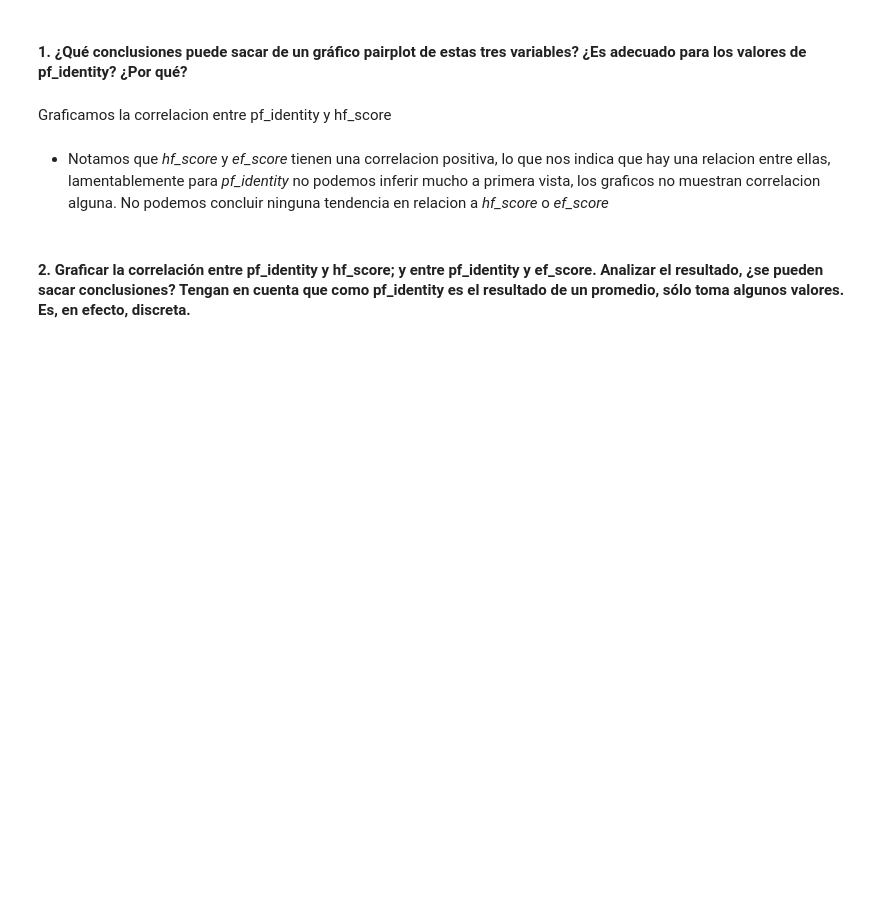
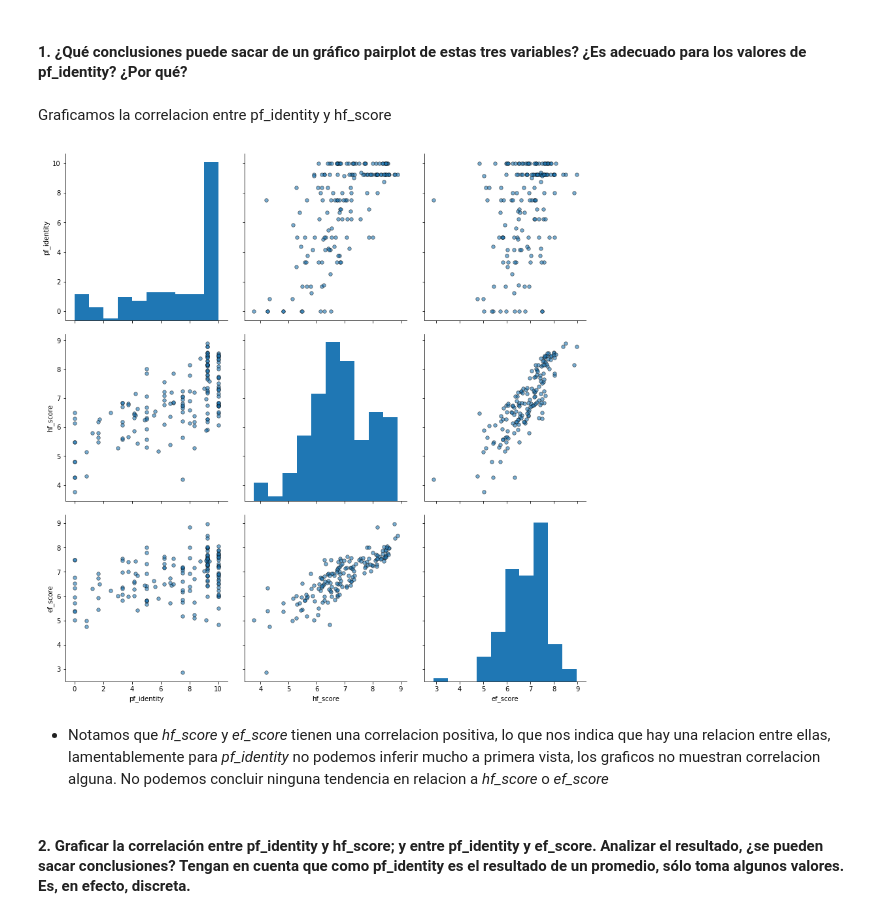
Before and after one commit to manquius/diplodatos_ayv, a Jupyter notebook: 02_practico_I.ipynb, the cells around one changed output. Cells and saved outputs as stored; diff of their text form; code cells hidden in the pictures; blank space fills up the shorter version.

Commit message:
updating datasets for 2016

```diff
--- a/02_practico_I.ipynb
+++ b/02_practico_I.ipynb
@@ -606,8 +638,10 @@ Como pf_indentity contribuye al cálculo de hf_score y ef_score, esperamos halla
 # %% [markdown]
 Graficamos la correlacion entre pf_identity y hf_score
 # %%
-seaborn.pairplot(data=dataset, plot_kws = {'alpha': 0.6, 's': 30, 'edgecolor': 'k'}, vars=['pf_identity', 'hf_score', 'ef_score'], height=4)
+seaborn.pairplot(data=dataset_2016, plot_kws = {'alpha': 0.6, 's': 30, 'edgecolor': 'k'}, vars=['pf_identity', 'hf_score', 'ef_score'], height=4)
 seaborn.despine()
+# %% [output]
+[figure, added]
 # %% [markdown]
 - Notamos que *hf_score* y *ef_score* tienen una correlacion positiva, lo que nos indica que hay una relacion entre ellas, lamentablemente para *pf_identity* no podemos inferir mucho a primera vista, los graficos no muestran correlacion alguna. No podemos concluir ninguna tendencia en relacion a *hf_score* o *ef_score*
 # %% [markdown]
```
Also changed, not shown: parts of 19 cells of this notebook.
